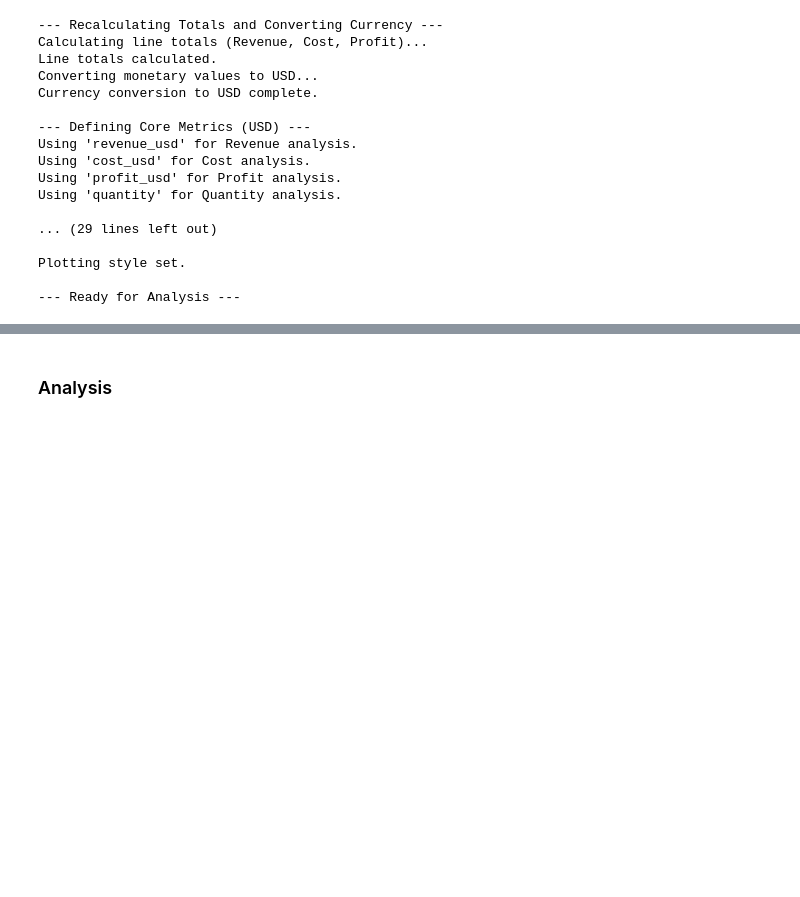
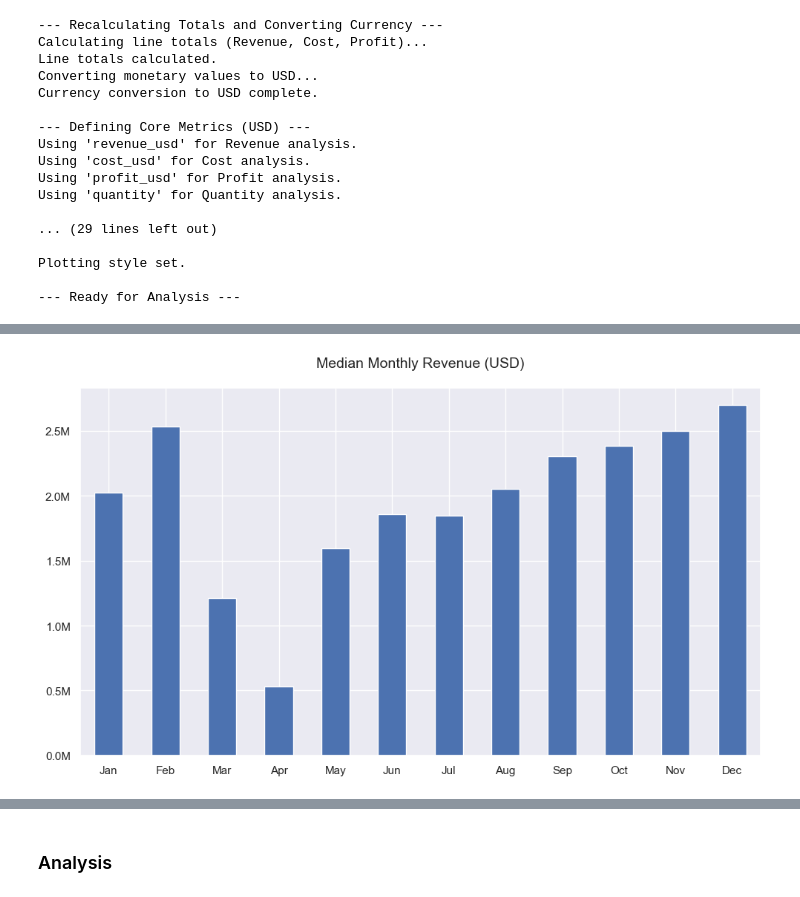
Before and after one commit to ChuSeng99/contoso, a Jupyter notebook: contoso.ipynb, the cells around one changed output, grey strips where cells are left out. Saved outputs shown, nothing was run; the diff lists cells and outputs as text; code cells hidden in the pictures; blank space fills up the shorter version.

```diff
--- a/contoso.ipynb
+++ b/contoso.ipynb
@@ -517,0 +601,11 @@ df[['orderkey', 'quantity', 'unitprice', 'unitcost', 'netprice', 'quantity', 'cu
+# %%
+df_monthly_revenue = df_analysis[['total_rev']].copy()
+
+df_seasonality = (
+    df_monthly_revenue
+    .groupby(df_analysis.index.month).median().round(2)
+)
+
+df_seasonality.index = [calendar.month_abbr[i] for i in df_seasonality.index]
+
+df_seasonality
@@ -517,0 +626,16 @@ df[['orderkey', 'quantity', 'unitprice', 'unitcost', 'netprice', 'quantity', 'cu
+# %%
+fig, ax = plt.subplots()
+
+df_seasonality.plot(
+    kind='bar',
+    ax=ax,
+    legend=False
+)
+ax.tick_params(axis='x', rotation=0)
+ax.yaxis.set_major_formatter(FuncFormatter(millions_formatter))
+
+plt.title('Median Monthly Revenue (USD)', pad=20)
+plt.tight_layout()
+plt.show()
+# %% [output]
+[figure, added]
```
Also changed, not shown: parts of 24 cells of this notebook, 8 other files.
